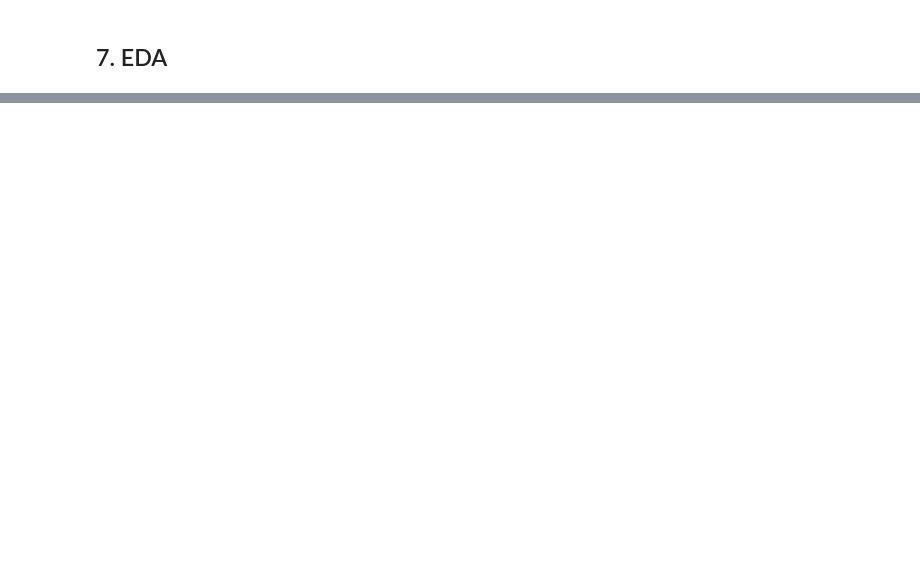
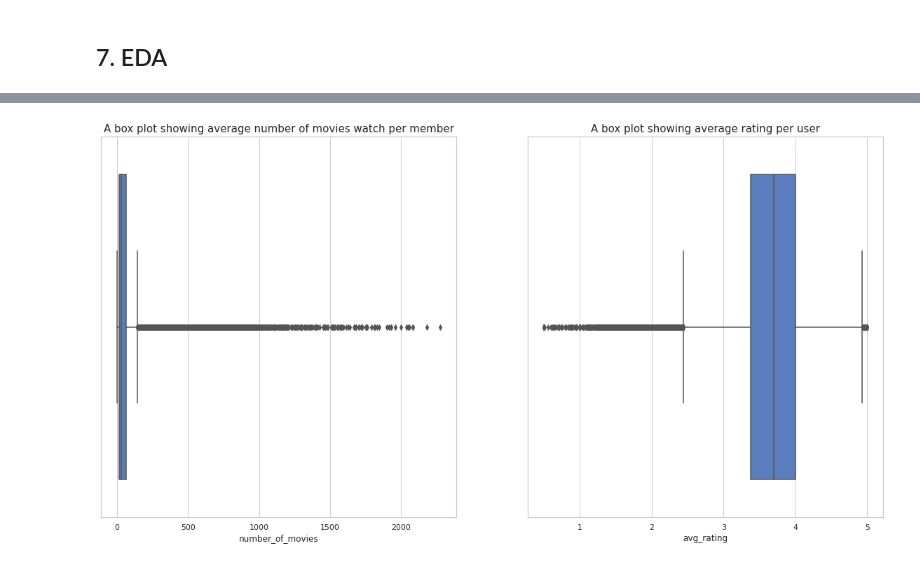
Before and after one commit to VicariousVision/Classification-CB2, a Jupyter notebook: Kaggle_notebook.ipynb, the cells around one changed output, grey strips where cells are left out. Cells and saved outputs as stored; diff of their text form; code cells hidden in the pictures; blank space fills up the shorter version.

```diff
--- a/Kaggle_notebook.ipynb
+++ b/Kaggle_notebook.ipynb
@@ -236,0 +296,13 @@ memory usage: 305.2 MB
+# %%
+fig,ax = plt.subplots(1,2,figsize = (20,10))
+
+
+sns.boxplot(ax =ax[0],x = train1.iloc[10:,2])
+
+ax[0].set_title("A box plot showing average number of movies watch per member", fontsize = 15)
+sns.boxplot(ax = ax[1],x = train1.iloc[10:,1] )
+
+ax[1].set_title("A box plot showing average rating per user", fontsize = 15)
+plt.show()
+# %% [output]
+[figure, added]
```
Also changed, not shown: parts of 12 cells of this notebook.
